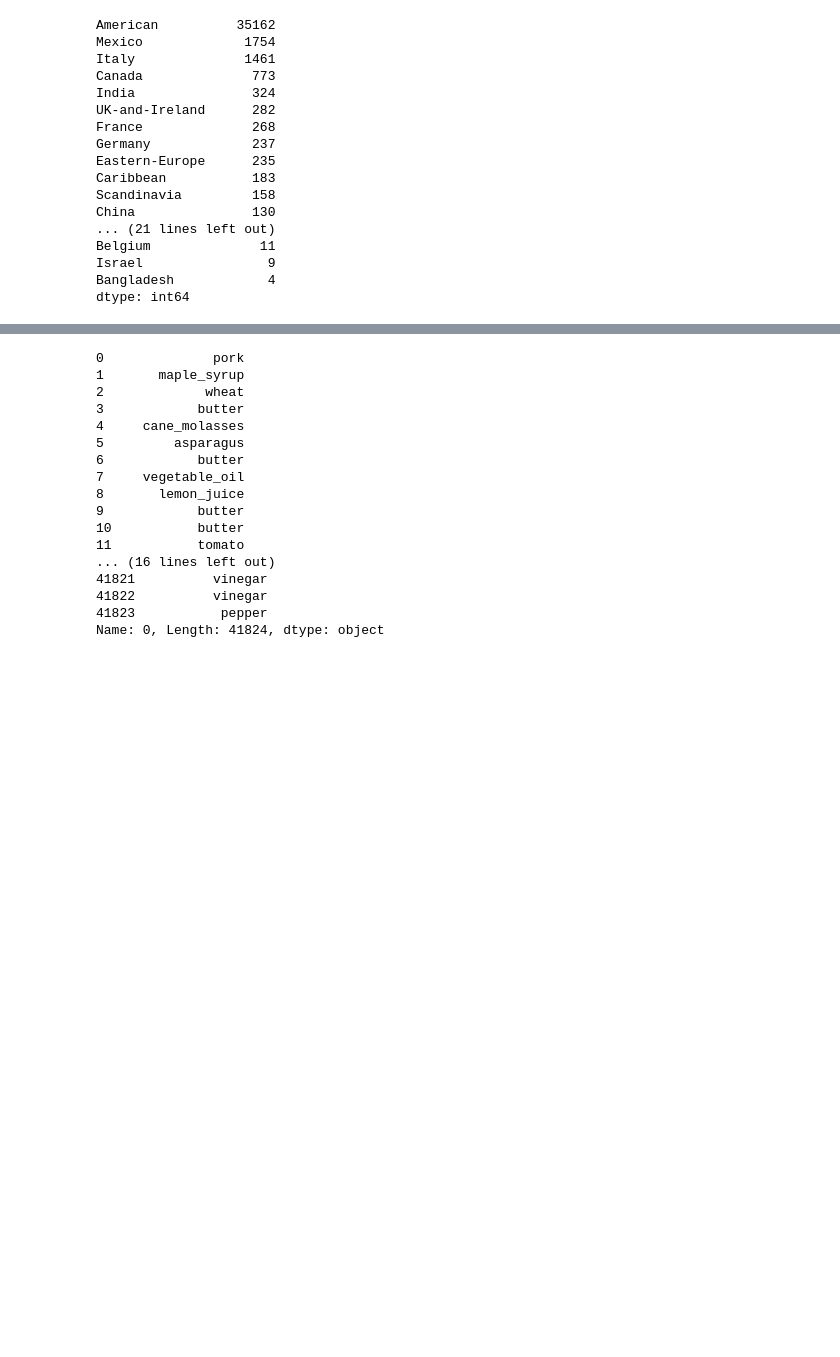
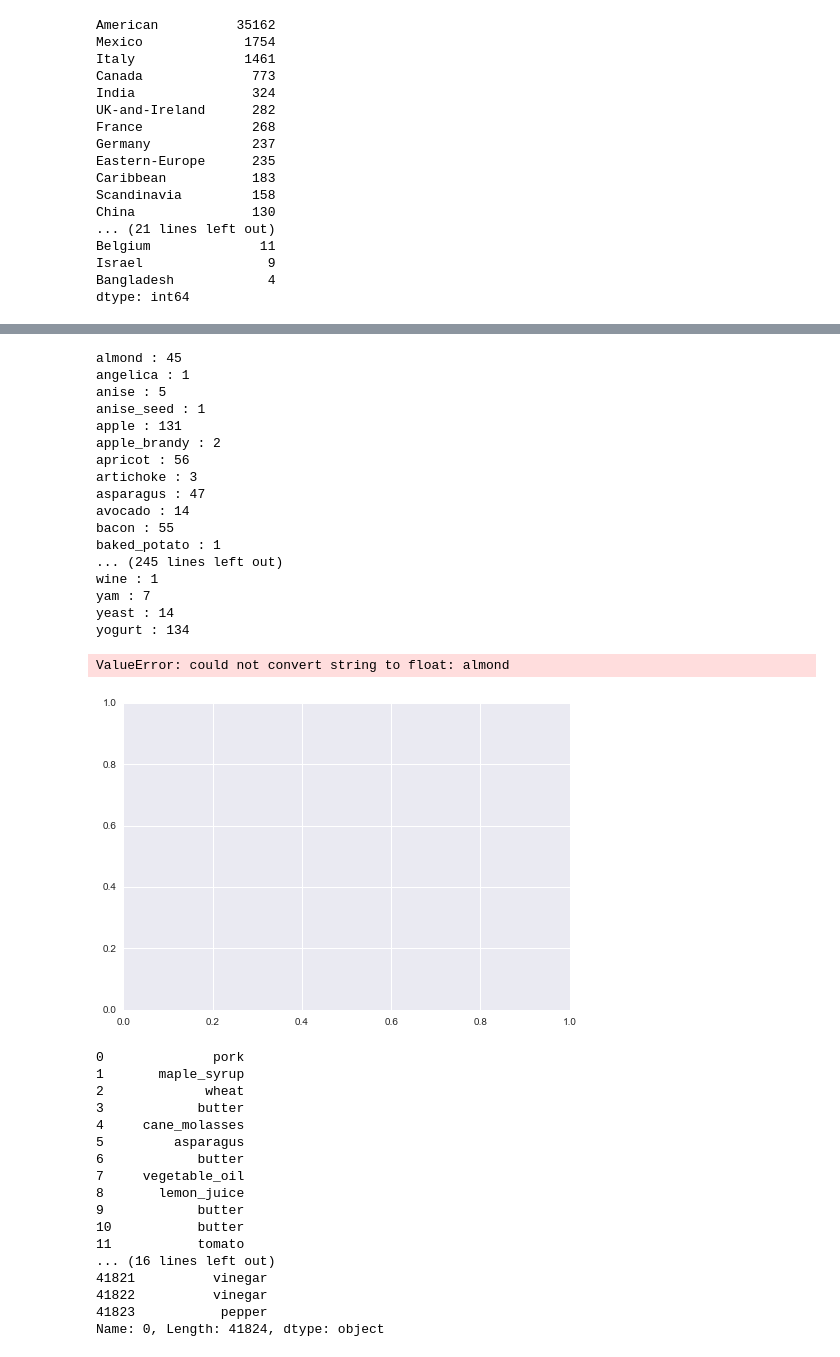
Before and after one commit to cfchang/spring-2015-homeworks, a Jupyter notebook: submissions/Homework-4/4.Food-recipes.ipynb, the cells around one changed output, grey strips where cells are left out. Cells and saved outputs as stored; diff of their text form; code cells hidden in the pictures; blank space fills up the shorter version.

```diff
--- a/submissions/Homework-4/4.Food-recipes.ipynb
+++ b/submissions/Homework-4/4.Food-recipes.ipynb
@@ -153,3 +108,46 @@ yogurt : 134
+# %%
+#Get counts of ingredients that occur for all recipes
+from itertools import groupby
+
+ingredients = {}
+ingredients_counts = []
+ingredients_list = []
+
+#make ingredients_list and ingredients_counts into columns and graph them as x and y axis
+
+for idx, row in recipes.groupby("0"):
+    ingredients[idx] = row.countries.count()
+    ingredients_counts.append(ingredients[idx])
+    ingredients_list.append(idx)
+    print idx, ":", ingredients[idx]
+
+
+plt.plot(ingredients_list, ingredients_counts)
+plt.ylabel('Ingredients Frequency')
+plt.xlabel('Ingredients')
+plt.show()
+
+# counts[counts>250].plot(kind='barh')
+# %% [output]
+almond : 45
+angelica : 1
+anise : 5
+anise_seed : 1
+apple : 131
+apple_brandy : 2
+apricot : 56
+artichoke : 3
+asparagus : 47
+avocado : 14
+bacon : 55
+baked_potato : 1
+... (245 lines left out)
+wine : 1
+yam : 7
+yeast : 14
+yogurt : 134
+ValueError: could not convert string to float: almond
+[figure, added]
 # %%
 #get list of ingredients
 data= []
```
Also changed, not shown: parts of 5 cells of this notebook.
